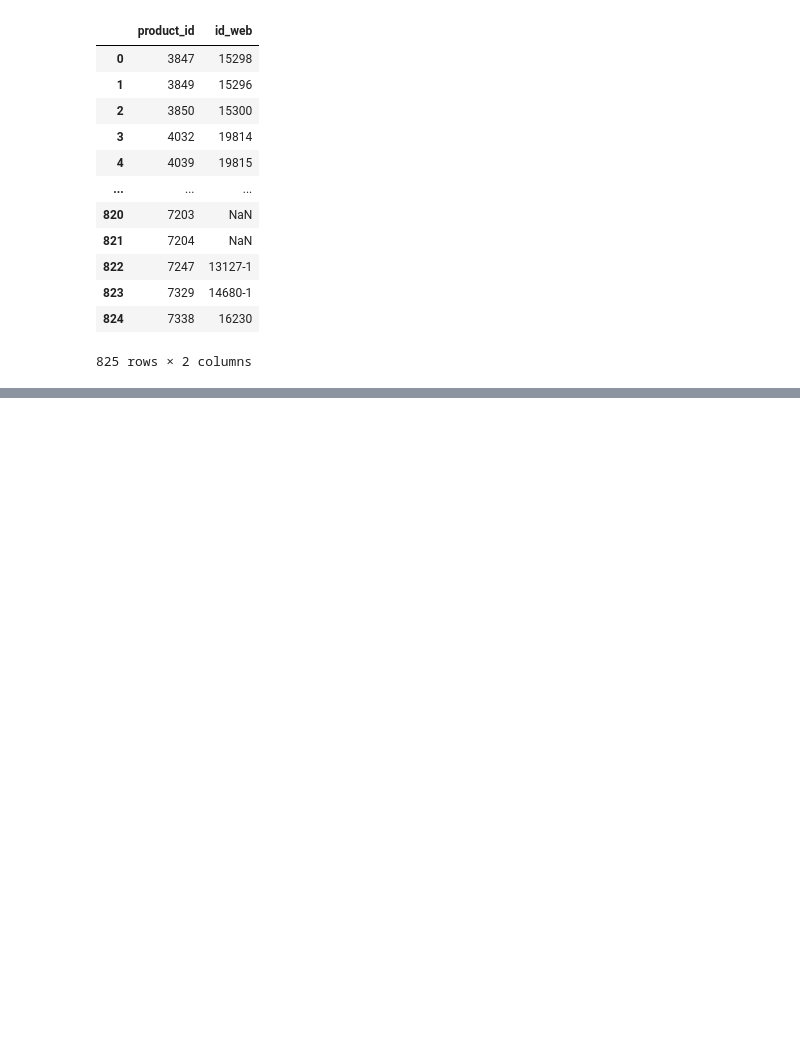
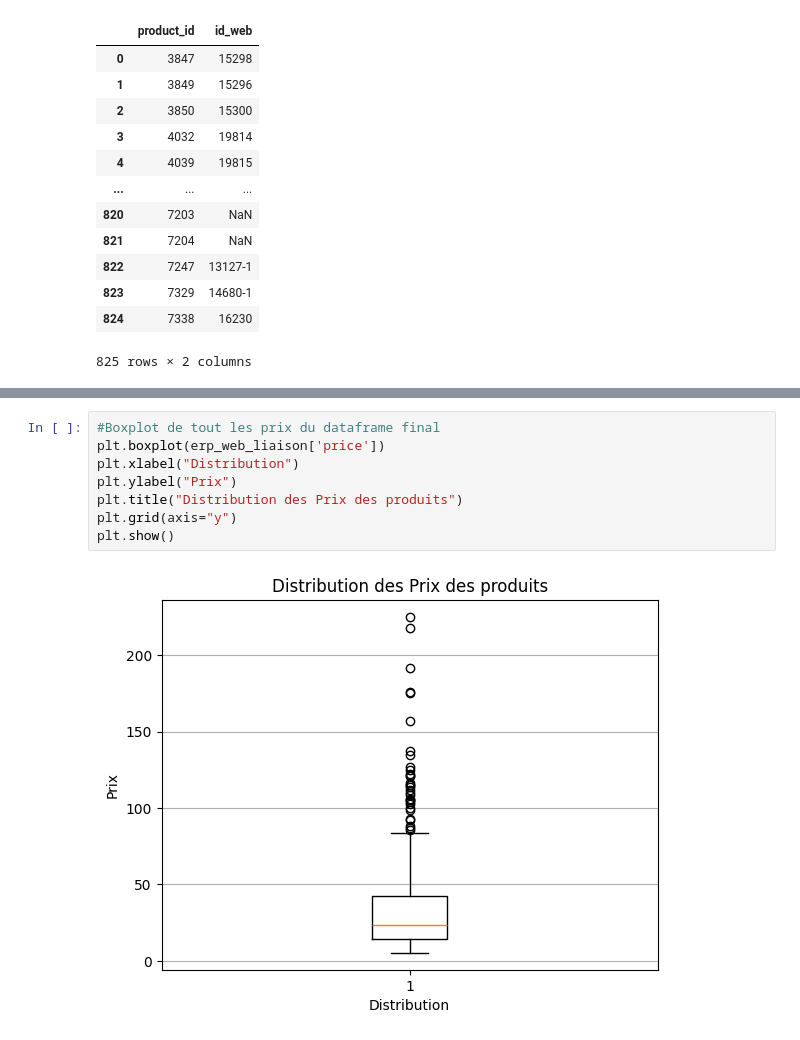
Before and after one commit to IshemZ/Bottleneck, a Jupyter notebook: Programme/main.ipynb, the cells around one changed output, grey strips where cells are left out. Drawn from its saved outputs; the diff is of its cells as text; blank space fills up the shorter version.

Commit message:
Finalisation

```diff
--- a/Programme/main.ipynb
+++ b/Programme/main.ipynb
@@ -382,0 +497,10 @@ erp_liaison.describe()
+# %%
+#Boxplot de tout les prix du dataframe final
+plt.boxplot(erp_web_liaison['price'])
+plt.xlabel("Distribution")
+plt.ylabel("Prix")
+plt.title("Distribution des Prix des produits")
+plt.grid(axis="y")
+plt.show()
+# %% [output]
+[figure, added]
```
Also changed, not shown: parts of 86 cells of this notebook.
